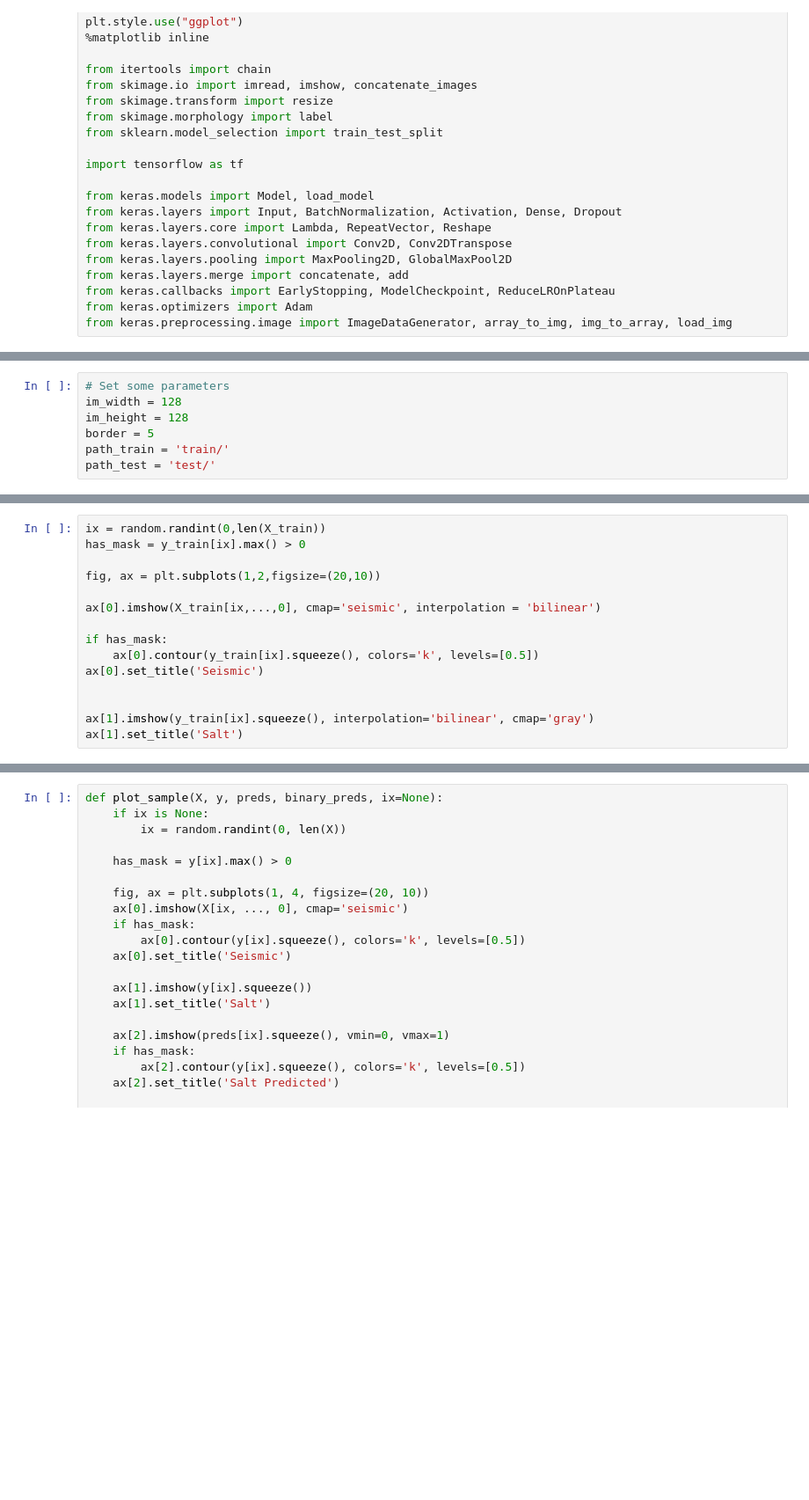
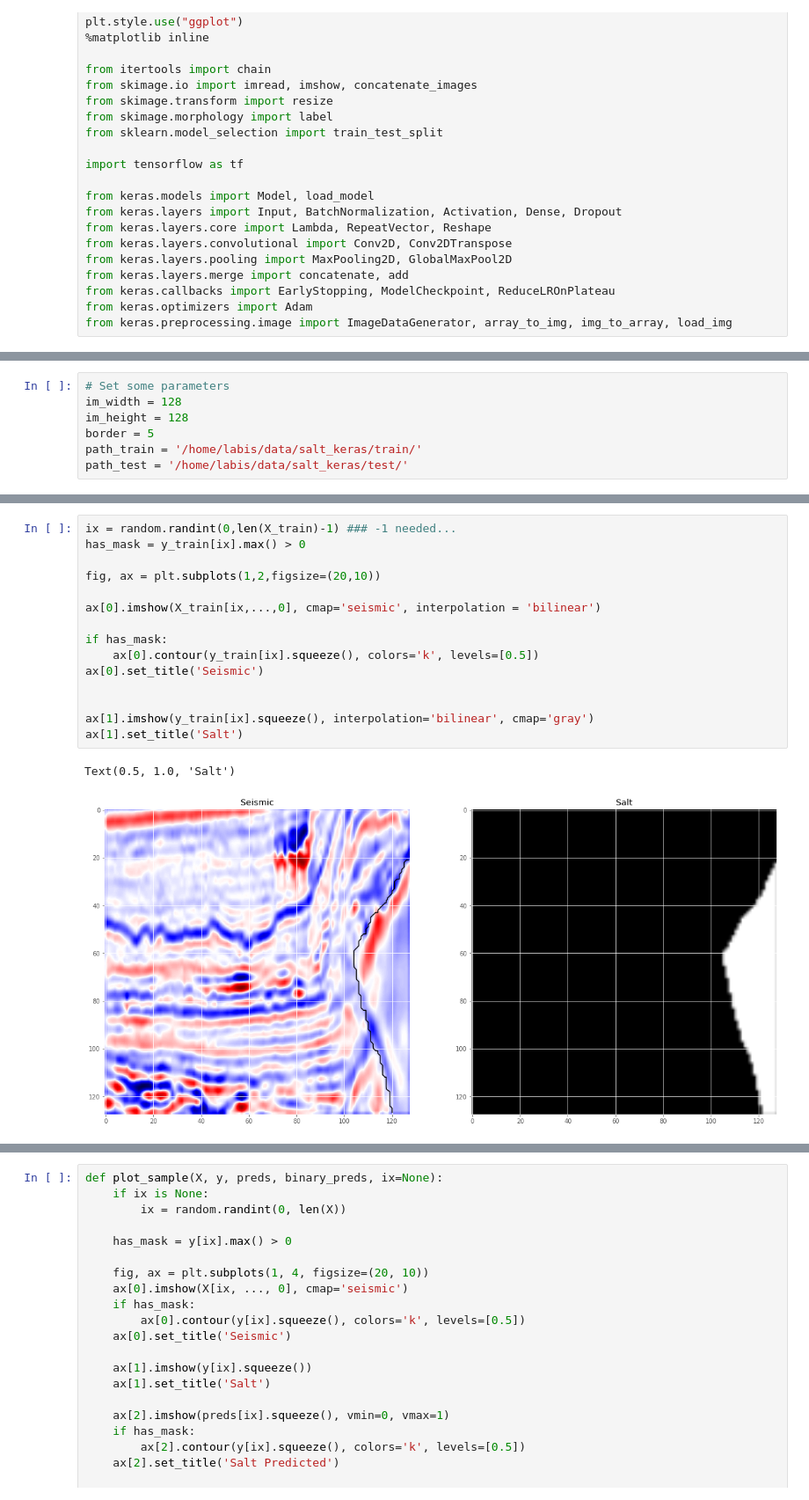
Before and after one commit to labis7/UNET-Using-Numpy, a Jupyter notebook: Image Segmentation with uNet(Keras).ipynb, the cells around one changed output, grey strips where cells are left out. Shown: that part at 88% size. Cells and saved outputs as stored; diff of their text form; blank space fills up the shorter version.

Commit message:
Keras implementation added

```diff
--- a/Image Segmentation with uNet(Keras).ipynb
+++ b/Image Segmentation with uNet(Keras).ipynb
@@ -37,7 +32,7 @@ operable program or batch file.
 im_width = 128
 im_height = 128
 border = 5
-path_train = 'train/'
-path_test = 'test/'
+path_train = '/home/labis/data/salt_keras/train/'
+path_test = '/home/labis/data/salt_keras/test/'
 # %%
 from tqdm import tqdm
@@ -76,16 +98,19 @@ X_train, X_valid, y_train, y_valid = train_test_split(X, y, test_size=0.15, rand
 # %%
-ix = random.randint(0,len(X_train))
+ix = random.randint(0,len(X_train)-1) ### -1 needed...
 has_mask = y_train[ix].max() > 0
 
 fig, ax = plt.subplots(1,2,figsize=(20,10))
 
 ax[0].imshow(X_train[ix,...,0], cmap='seismic', interpolation = 'bilinear')
 
 if has_mask:
     ax[0].contour(y_train[ix].squeeze(), colors='k', levels=[0.5])
 ax[0].set_title('Seismic')
 
 
 ax[1].imshow(y_train[ix].squeeze(), interpolation='bilinear', cmap='gray')
 ax[1].set_title('Salt')
+# %% [output]
+Text(0.5, 1.0, 'Salt')
+[figure, added]
 # %%
```
Also changed, not shown: parts of 13 cells of this notebook, 2 other files.
